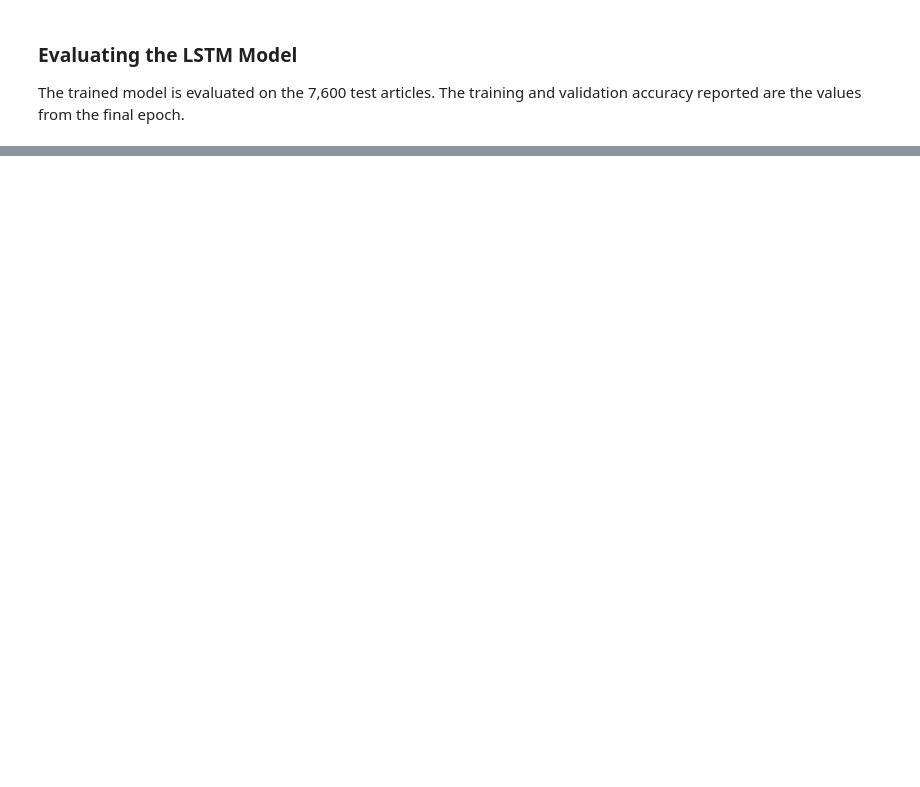
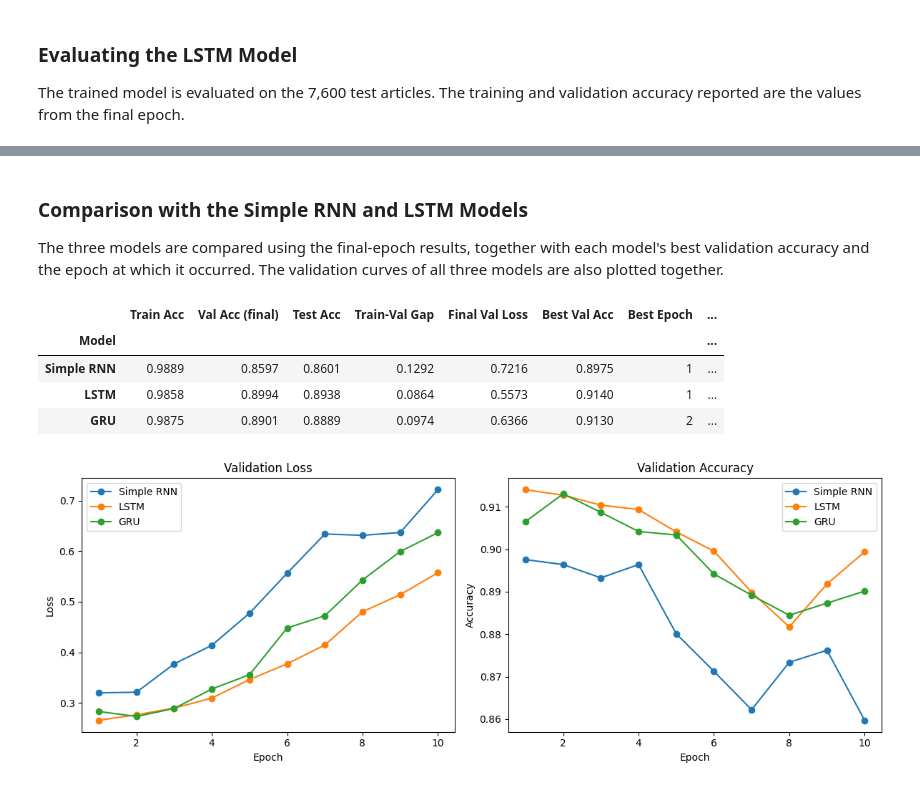
Before and after one commit to mrudultkt/rnn-text-classification-ag-news, a Jupyter notebook: Mrudul_Mukundan_PGDSAIML_B4.ipynb, the cells around one changed output, grey strips where cells are left out. Saved outputs shown, nothing was run; the diff lists cells and outputs as text; code cells hidden in the pictures; blank space fills up the shorter version.

```diff
--- a/Mrudul_Mukundan_PGDSAIML_B4.ipynb
+++ b/Mrudul_Mukundan_PGDSAIML_B4.ipynb
@@ -729,0 +872,17 @@ Training time       : 96.7 seconds
+# %% [markdown]
+### Comparison with the Simple RNN and LSTM Models
+
+The three models are compared using the final-epoch results, together with each model's best validation accuracy and the epoch at which it occurred. The validation curves of all three models are also plotted together.
+# %%
+# Comparison table for the three models trained so far
+display(compare_models(["Simple RNN", "LSTM", "GRU"]))
+
+# Overlay the validation curves
+plot_comparison(["Simple RNN", "LSTM", "GRU"])
+# %% [output]
+|  | Train Acc | Val Acc (final) | Test Acc | Train-Val Gap | Final Val Loss | Best Val Acc | Best Epoch | ... |
+| Model |  |  |  |  |  |  |  | ... |
+| Simple RNN | 0.9889 | 0.8597 | 0.8601 | 0.1292 | 0.7216 | 0.8975 | 1 | ... |
+| LSTM | 0.9858 | 0.8994 | 0.8938 | 0.0864 | 0.5573 | 0.9140 | 1 | ... |
+| GRU | 0.9875 | 0.8901 | 0.8889 | 0.0974 | 0.6366 | 0.9130 | 2 | ... |
+[figure, added]
```
Also changed, not shown: parts of 53 cells of this notebook.
